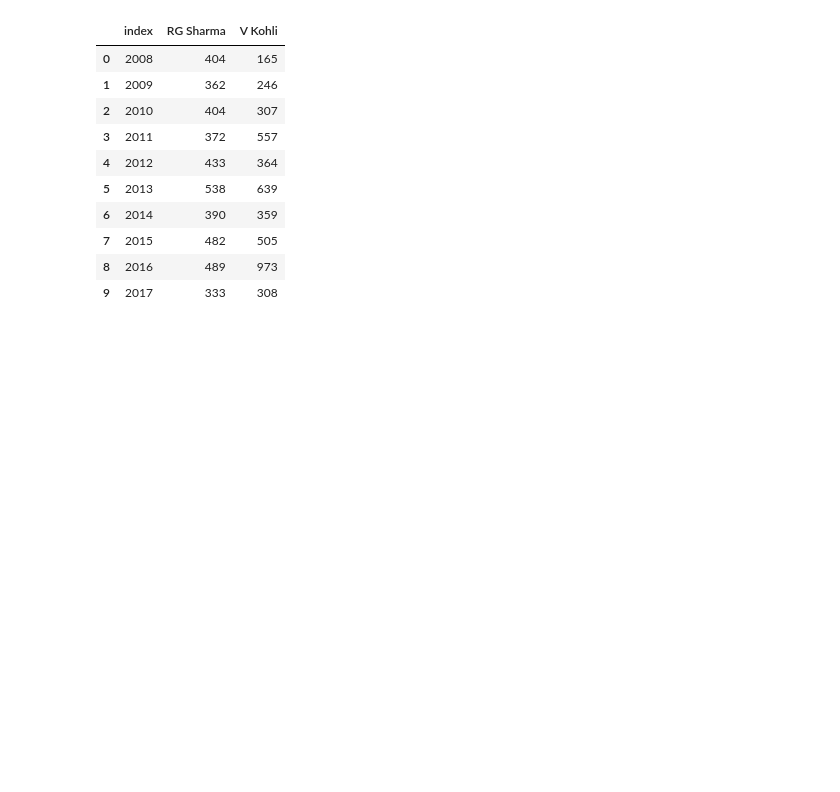
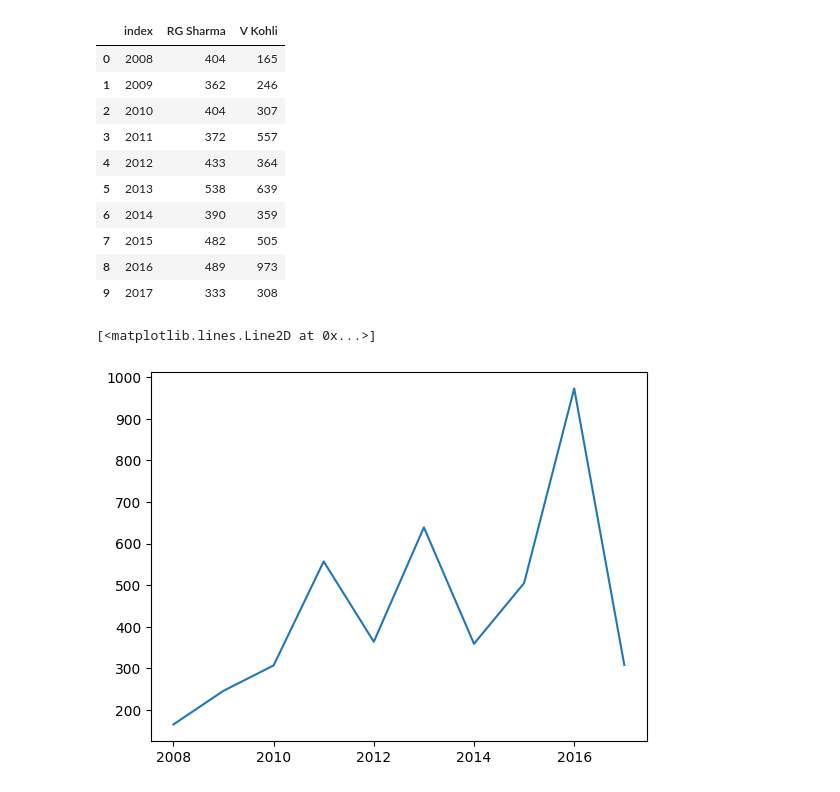
Before and after one commit to ShashiDivs/CampusX, a Jupyter notebook: matplot.ipynb, the cells around one changed output. Saved outputs shown, nothing was run; the diff lists cells and outputs as text; code cells hidden in the pictures; blank space fills up the shorter version.

Commit message:
matplotlib

```diff
--- a/matplot.ipynb
+++ b/matplot.ipynb
@@ -41,3 +41,8 @@ batsman
 | 7 | 2015 | 482 | 505 |
 | 8 | 2016 | 489 | 973 |
 | 9 | 2017 | 333 | 308 |
+# %%
+plt.plot(batsman['index'],batsman['V Kohli'])
+# %% [output]
+[<matplotlib.lines.Line2D at 0x...>]
+[figure, added]
```
Also changed, not shown: parts of 27 cells of this notebook, 3 other files.
